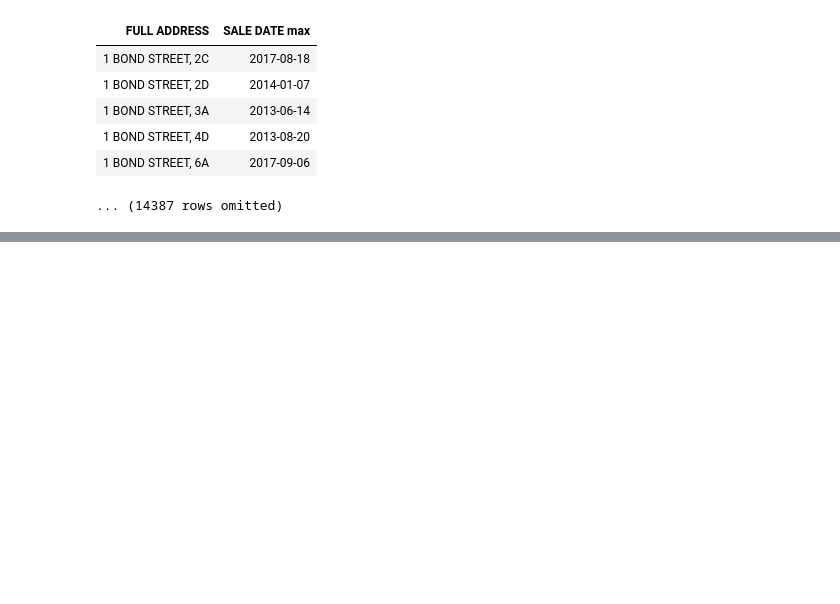
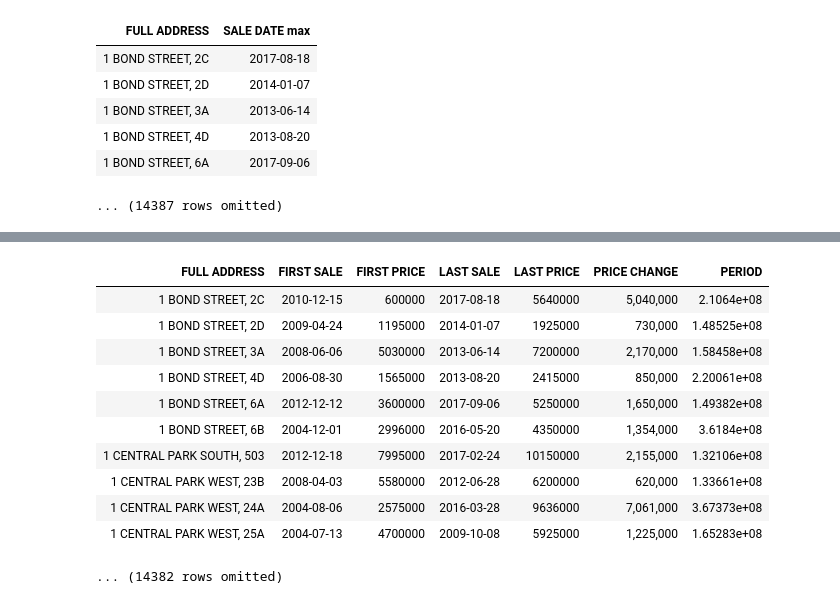
Before and after one commit to somya/nyc_apt_price_predictor, a Jupyter notebook: 02 Data Clean up.ipynb, the cells around one changed output, grey strips where cells are left out. Saved outputs shown, nothing was run; the diff lists cells and outputs as text; code cells hidden in the pictures; blank space fills up the shorter version.

```diff
--- a/02 Data Clean up.ipynb
+++ b/02 Data Clean up.ipynb
@@ -272,0 +313,21 @@ first_sale_dates.where('FULL ADDRESS', are.containing('201 WEST 17TH STREET'))
+# %%
+# Calculate Price Diffs
+
+price_diffs = condo_sales.column('LAST PRICE') - condo_sales.column('FIRST PRICE')
+date_diffs = condo_sales.column('LAST SALE') - condo_sales.column('FIRST SALE')
+
+condo_sales = condo_sales.with_column( "PRICE CHANGE", price_diffs, "PERIOD", date_diffs)
+condo_sales.set_format('PRICE CHANGE', NumberFormatter())
+# %% [output]
+| FULL ADDRESS | FIRST SALE | FIRST PRICE | LAST SALE | LAST PRICE | PRICE CHANGE | PERIOD |
+| 1 BOND STREET, 2C | 2010-12-15 | 600000 | 2017-08-18 | 5640000 | 5,040,000 | 2.1064e+08 |
+| 1 BOND STREET, 2D | 2009-04-24 | 1195000 | 2014-01-07 | 1925000 | 730,000 | 1.48525e+08 |
+| 1 BOND STREET, 3A | 2008-06-06 | 5030000 | 2013-06-14 | 7200000 | 2,170,000 | 1.58458e+08 |
+| 1 BOND STREET, 4D | 2006-08-30 | 1565000 | 2013-08-20 | 2415000 | 850,000 | 2.20061e+08 |
+| 1 BOND STREET, 6A | 2012-12-12 | 3600000 | 2017-09-06 | 5250000 | 1,650,000 | 1.49382e+08 |
+| 1 BOND STREET, 6B | 2004-12-01 | 2996000 | 2016-05-20 | 4350000 | 1,354,000 | 3.6184e+08 |
+| 1 CENTRAL PARK SOUTH, 503 | 2012-12-18 | 7995000 | 2017-02-24 | 10150000 | 2,155,000 | 1.32106e+08 |
+| 1 CENTRAL PARK WEST, 23B | 2008-04-03 | 5580000 | 2012-06-28 | 6200000 | 620,000 | 1.33661e+08 |
+| 1 CENTRAL PARK WEST, 24A | 2004-08-06 | 2575000 | 2016-03-28 | 9636000 | 7,061,000 | 3.67373e+08 |
+| 1 CENTRAL PARK WEST, 25A | 2004-07-13 | 4700000 | 2009-10-08 | 5925000 | 1,225,000 | 1.65283e+08 |
+... (14382 rows omitted)
```
Also changed, not shown: parts of 16 cells of this notebook.
